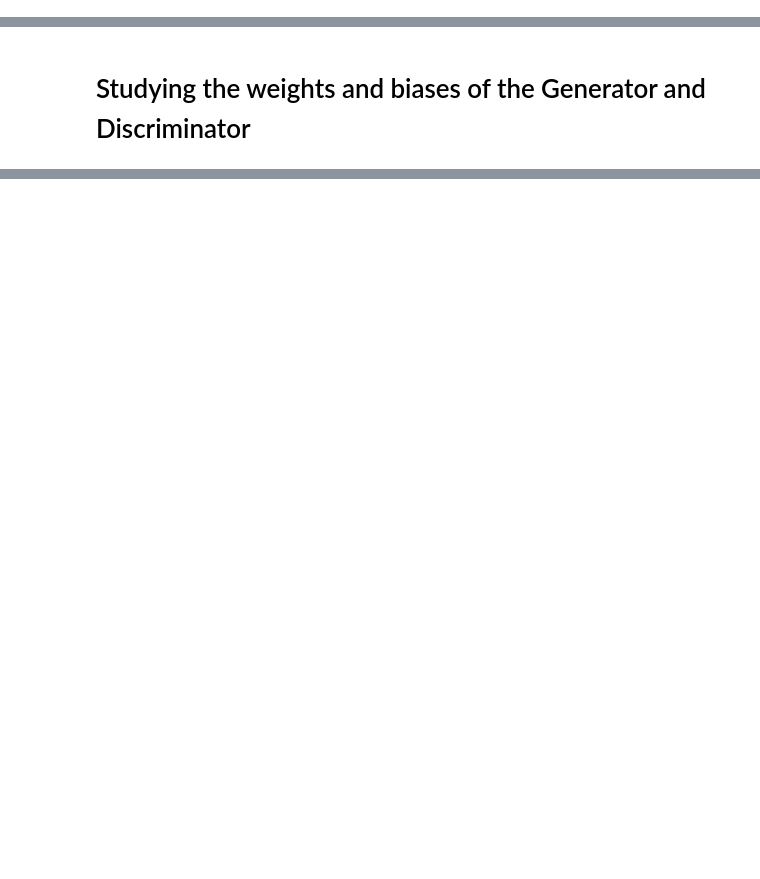
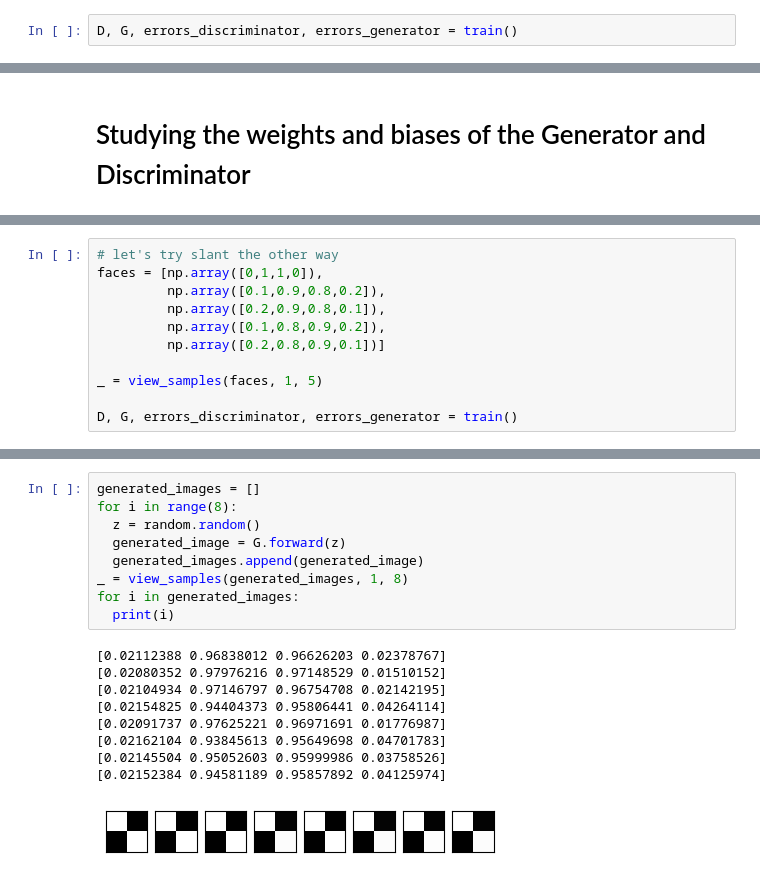
Before and after one commit to romenlaw/gan, a Jupyter notebook: GANs_in_Slanted_Land.ipynb, the cells around one changed output, grey strips where cells are left out. Drawn from its saved outputs; the diff is of its cells as text; blank space fills up the shorter version.

```diff
--- a/GANs_in_Slanted_Land.ipynb
+++ b/GANs_in_Slanted_Land.ipynb
@@ -218,3 +216,5 @@ for epoch in range(epochs):
+# %%
+D, G, errors_discriminator, errors_generator = train()
 # %%
 import matplotlib.pyplot as plt
 plt.plot(errors_generator)
@@ -265,0 +268,11 @@ Discriminator bias -0.8819278687770823
+# %%
+# let's try slant the other way
+faces = [np.array([0,1,1,0]),
+         np.array([0.1,0.9,0.8,0.2]),
+         np.array([0.2,0.9,0.8,0.1]),
+         np.array([0.1,0.8,0.9,0.2]),
+         np.array([0.2,0.8,0.9,0.1])]
+
+_ = view_samples(faces, 1, 5)
+
+D, G, errors_discriminator, errors_generator = train()
@@ -265,0 +293,19 @@ Discriminator bias -0.8819278687770823
+# %%
+generated_images = []
+for i in range(8):
+  z = random.random()
+  generated_image = G.forward(z)
+  generated_images.append(generated_image)
+_ = view_samples(generated_images, 1, 8)
+for i in generated_images:
+  print(i)
+# %% [output]
+[0.02112388 0.96838012 0.96626203 0.02378767]
+[0.02080352 0.97976216 0.97148529 0.01510152]
+[0.02104934 0.97146797 0.96754708 0.02142195]
+[0.02154825 0.94404373 0.95806441 0.04264114]
+[0.02091737 0.97625221 0.96971691 0.01776987]
+[0.02162104 0.93845613 0.95649698 0.04701783]
+[0.02145504 0.95052603 0.95999986 0.03758526]
+[0.02152384 0.94581189 0.95857892 0.04125974]
+[figure, added]
```
Also changed, not shown: parts of 11 cells of this notebook.
